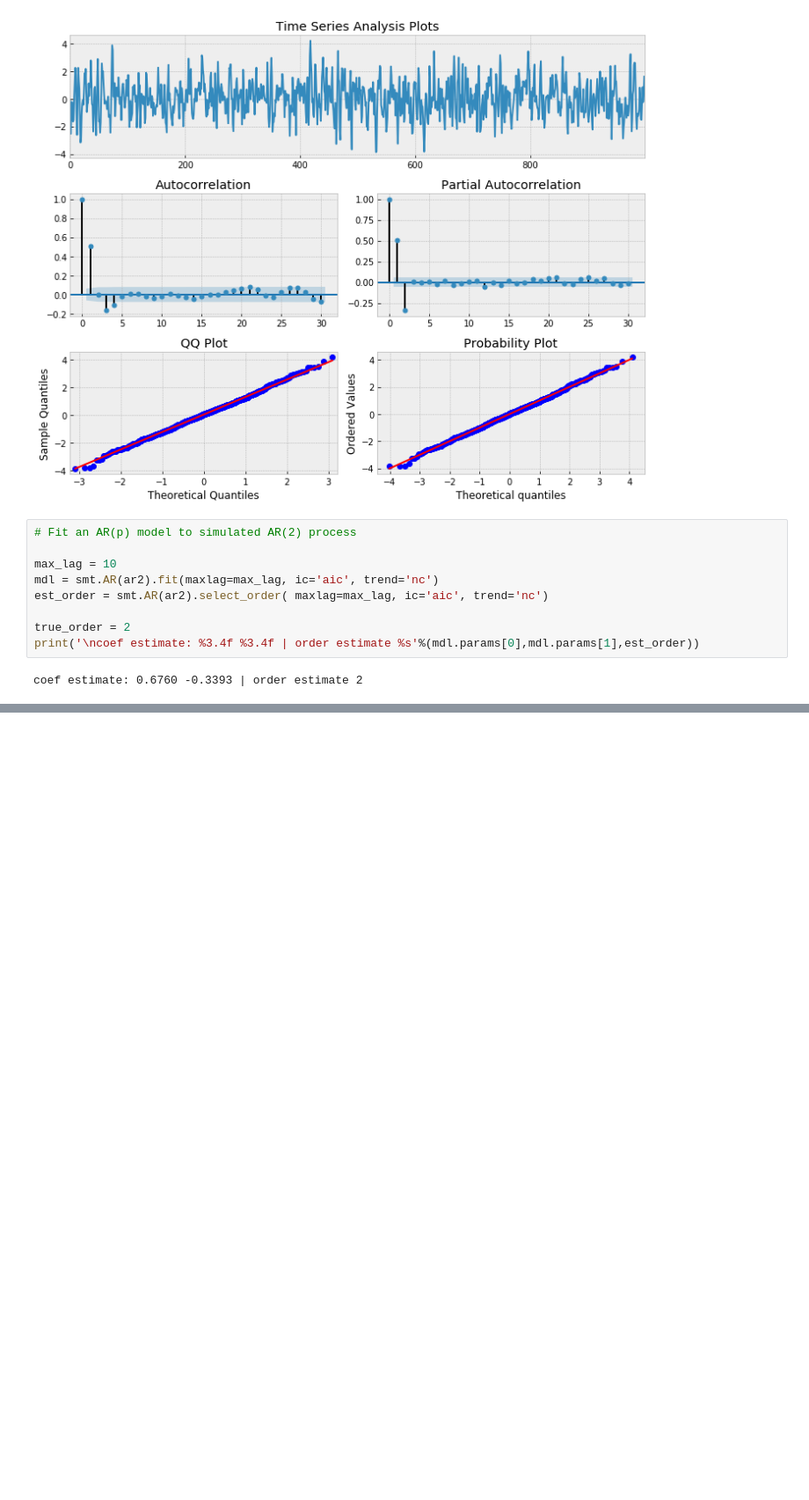
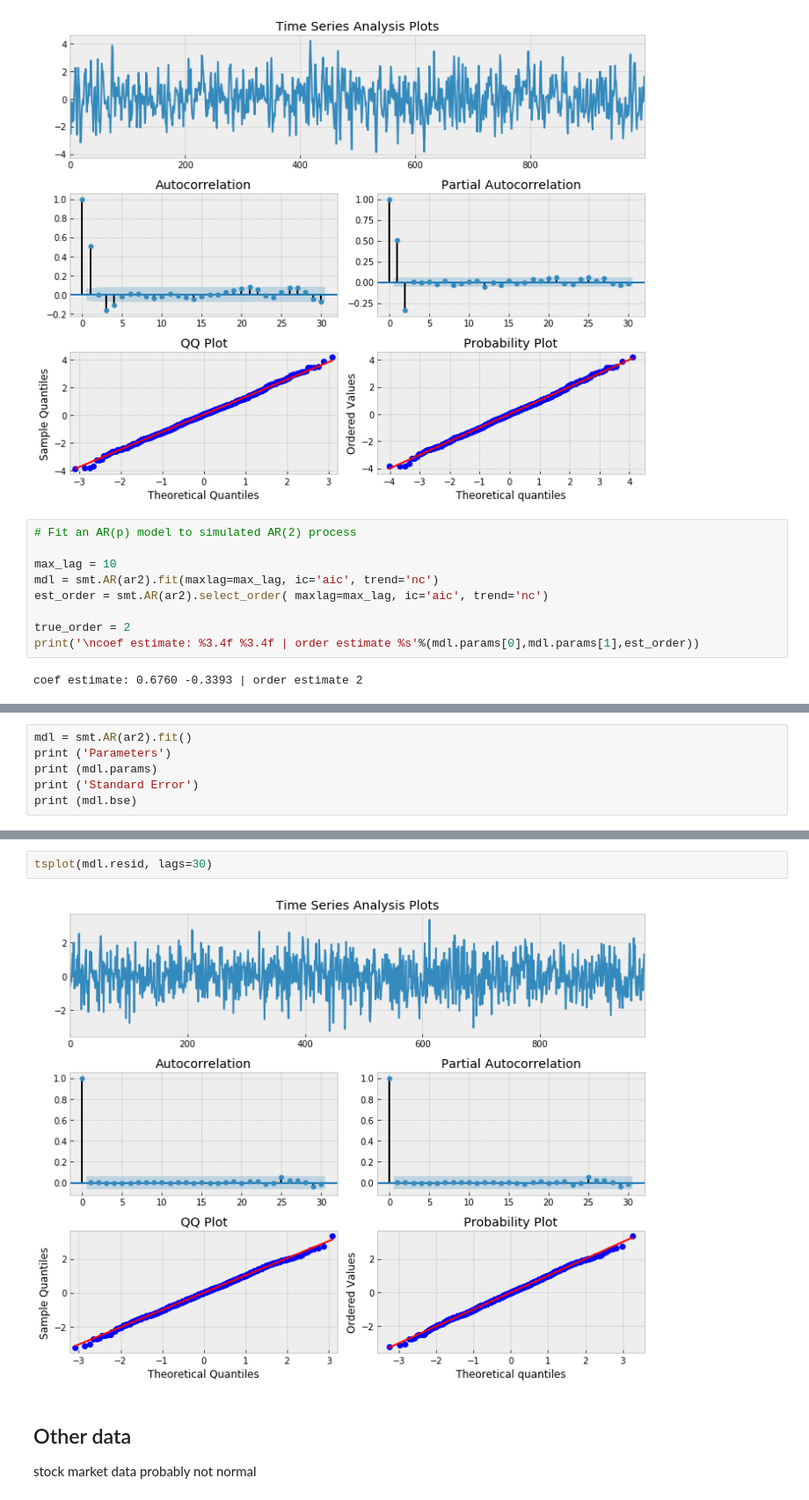
Before and after one commit to sws144/quant-trading, a Jupyter notebook: testing/Time-Series-Analysis-2.ipynb, the cells around one changed output, grey strips where cells are left out. Shown at 88% size. Drawn from its saved outputs; the diff is of its cells as text; blank space fills up the shorter version.

```diff
--- a/testing/Time-Series-Analysis-2.ipynb
+++ b/testing/Time-Series-Analysis-2.ipynb
@@ -122,0 +121,6 @@ coef estimate: 0.6760 -0.3393 | order estimate 2
+# %%
+mdl = smt.AR(ar2).fit()
+print ('Parameters')
+print (mdl.params)
+print ('Standard Error')
+print (mdl.bse)
@@ -122,0 +170,7 @@ coef estimate: 0.6760 -0.3393 | order estimate 2
+# %%
+tsplot(mdl.resid, lags=30)
+# %% [output]
+[figure, added]
+# %% [markdown]
+## Other data
+stock market data probably not normal
```
Also changed, not shown: parts of 6 cells of this notebook, 1 other file.
